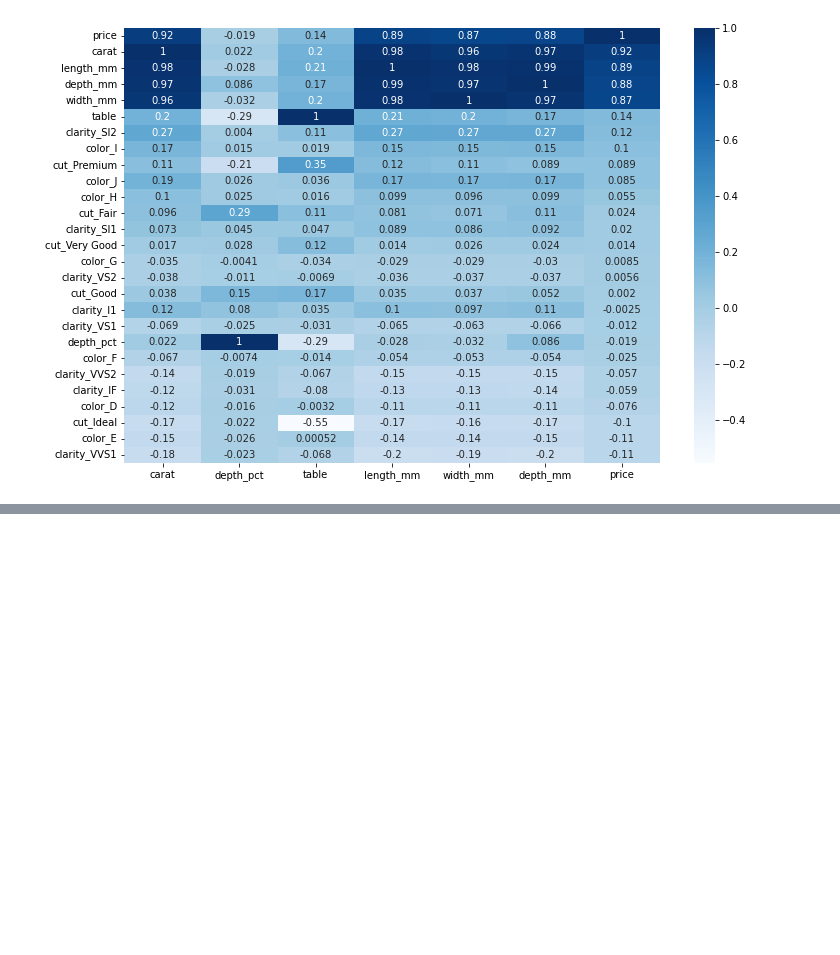
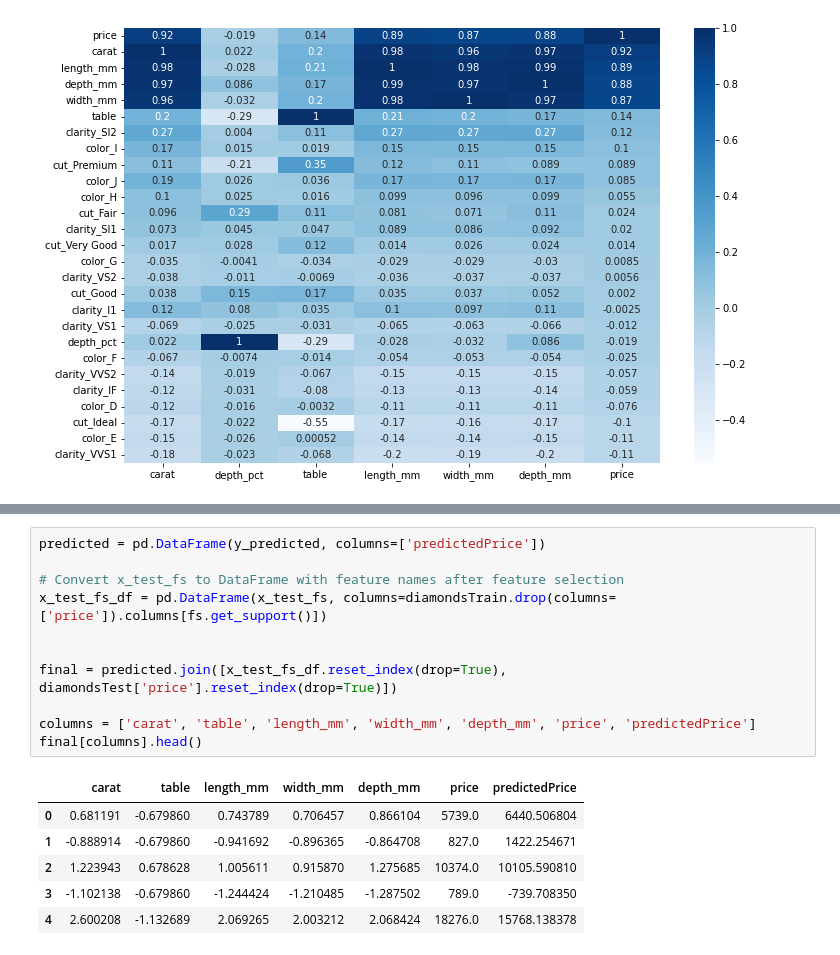
Before and after one commit to TJ-Mothokho/Diamonds-Data-Analysis, a Jupyter notebook: diamonds.ipynb, the cells around one changed output, grey strips where cells are left out. Drawn from its saved outputs; the diff is of its cells as text; blank space fills up the shorter version.

```diff
--- a/diamonds.ipynb
+++ b/diamonds.ipynb
@@ -326,0 +395,18 @@ plt.show()
+# %%
+predicted = pd.DataFrame(y_predicted, columns=['predictedPrice'])
+
+# Convert x_test_fs to DataFrame with feature names after feature selection
+x_test_fs_df = pd.DataFrame(x_test_fs, columns=diamondsTrain.drop(columns=['price']).columns[fs.get_support()])
+
+
+final = predicted.join([x_test_fs_df.reset_index(drop=True), diamondsTest['price'].reset_index(drop=True)])
+
+columns = ['carat', 'table', 'length_mm', 'width_mm', 'depth_mm', 'price', 'predictedPrice']
+final[columns].head()
+# %% [output]
+|  | carat | table | length_mm | width_mm | depth_mm | price | predictedPrice |
+| 0 | 0.681191 | -0.679860 | 0.743789 | 0.706457 | 0.866104 | 5739.0 | 6440.506804 |
+| 1 | -0.888914 | -0.679860 | -0.941692 | -0.896365 | -0.864708 | 827.0 | 1422.254671 |
+| 2 | 1.223943 | 0.678628 | 1.005611 | 0.915870 | 1.275685 | 10374.0 | 10105.590810 |
+| 3 | -1.102138 | -0.679860 | -1.244424 | -1.210485 | -1.287502 | 789.0 | -739.708350 |
+| 4 | 2.600208 | -1.132689 | 2.069265 | 2.003212 | 2.068424 | 18276.0 | 15768.138378 |
```
Also changed, not shown: parts of 12 cells of this notebook.
